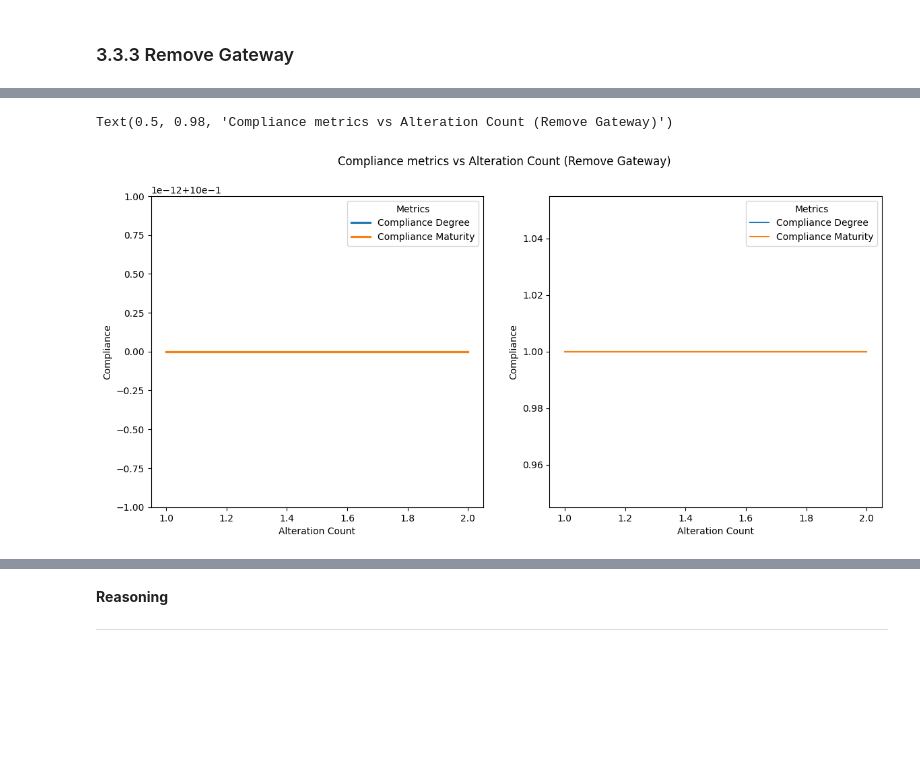
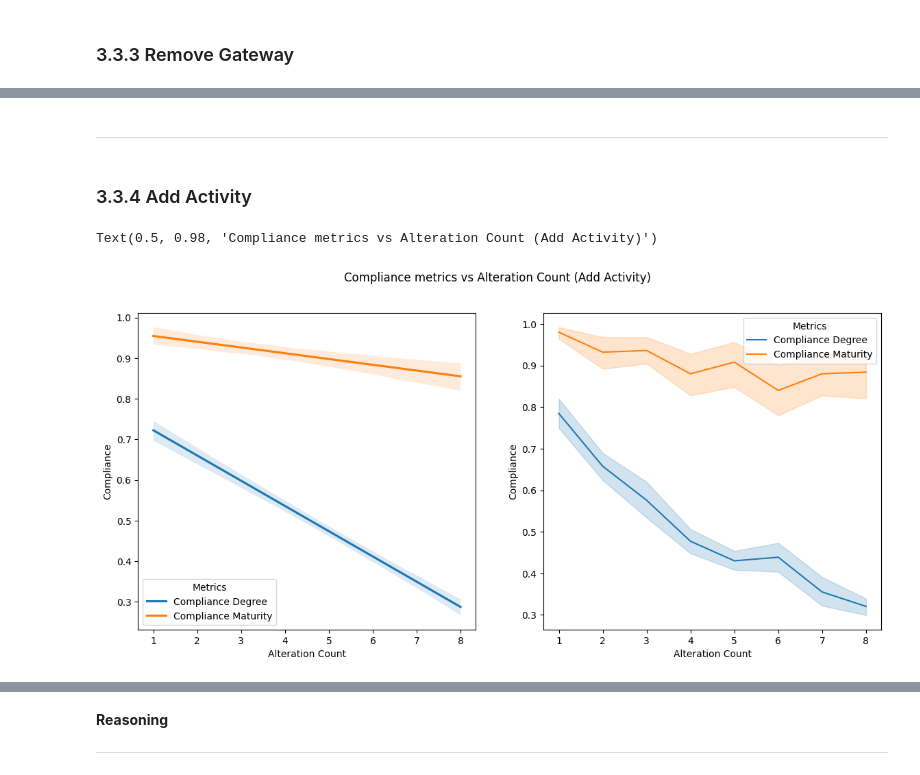
Before and after one commit to jilosius/Quality-metrics-for-process-models, a Jupyter notebook: metric_profiles.ipynb, the cells around one changed output, grey strips where cells are left out. Drawn from its saved outputs; the diff is of its cells as text; code cells hidden in the pictures; blank space fills up the shorter version.

```diff
--- a/metric_profiles.ipynb
+++ b/metric_profiles.ipynb
@@ -747,7 +635,7 @@ plt.title("F1-Score vs Alteration Count (Add Flow)")
 columns_to_plot = ["F1-Score"]
 
 for col in columns_to_plot:
-    sns.regplot(data=df, x= "Alteration Count", y= col, label=col, scatter=False)
+    sns.regplot(data=df_add_flow, x= "Alteration Count", y= col, label=col, scatter=False)
 
 plt.legend(title="Metric")
 plt.xlabel("Alteration Count")
@@ -777,7 +655,7 @@ plt.title("F1-Score vs Alteration Count (Change Label)")
 columns_to_plot = ["F1-Score"]
 
 for col in columns_to_plot:
-    sns.regplot(data=df, x= "Alteration Count", y= col, label=col, scatter=False)
+    sns.regplot(data=df_change_label, x= "Alteration Count", y= col, label=col, scatter=False)
 
 plt.legend(title="Metric")
 plt.xlabel("Alteration Count")
@@ -822,7 +690,7 @@ columns_to_plot = ["Compliance Degree", "Compliance Maturity"]
 fig, axes = plt.subplots(1,2, figsize=(14, 6))
 
 for col in columns_to_plot:
-    sns.regplot(data=df, x= "Alteration Count", y= col, label=col, scatter=False, ax= axes[0])
+    sns.regplot(data=df_remove_activity, x= "Alteration Count", y= col, label=col, scatter=False, ax= axes[0])
 
 axes[0].legend(title="Metrics")
 axes[0].set_xlabel("Alteration Count")
@@ -830,7 +698,7 @@ axes[0].set_ylabel("Compliance")
 
 
 for col in columns_to_plot:
-    sns.lineplot(data=df, x= "Alteration Count", y= col, label=col, ax= axes[1])
+    sns.lineplot(data=df_remove_activity, x= "Alteration Count", y= col, label=col, ax= axes[1])
 
 axes[1].legend(title="Metrics")
 axes[1].set_xlabel("Alteration Count")
@@ -877,7 +735,7 @@ columns_to_plot = ["Compliance Degree", "Compliance Maturity"]
 fig, axes = plt.subplots(1,2, figsize=(14, 6))
 
 for col in columns_to_plot:
-    sns.regplot(data=df, x= "Alteration Count", y= col, label=col, scatter=False, ax= axes[0])
+    sns.regplot(data=df_remove_flow, x= "Alteration Count", y= col, label=col, scatter=False, ax= axes[0])
 
 axes[0].legend(title="Metrics")
 axes[0].set_xlabel("Alteration Count")
@@ -885,7 +743,7 @@ axes[0].set_ylabel("Compliance")
 
 
 for col in columns_to_plot:
-    sns.lineplot(data=df, x= "Alteration Count", y= col, label=col, ax= axes[1])
+    sns.lineplot(data=df_remove_flow, x= "Alteration Count", y= col, label=col, ax= axes[1])
 
 axes[1].legend(title="Metrics")
 axes[1].set_xlabel("Alteration Count")
@@ -914,24 +811,28 @@ df.head()
+# %% [markdown]
+----
+# %% [markdown]
+### 3.3.4 Add Activity
 # %%
 columns_to_plot = ["Compliance Degree", "Compliance Maturity"]
 
 fig, axes = plt.subplots(1,2, figsize=(14, 6))
 
 for col in columns_to_plot:
-    sns.regplot(data=df, x= "Alteration Count", y= col, label=col, scatter=False, ax= axes[0])
+    sns.regplot(data=df_add_activity, x= "Alteration Count", y= col, label=col, scatter=False, ax= axes[0])
 
 axes[0].legend(title="Metrics")
 axes[0].set_xlabel("Alteration Count")
 axes[0].set_ylabel("Compliance")
 
 
 for col in columns_to_plot:
-    sns.lineplot(data=df, x= "Alteration Count", y= col, label=col, ax= axes[1])
+    sns.lineplot(data=df_add_activity, x= "Alteration Count", y= col, label=col, ax= axes[1])
 
 axes[1].legend(title="Metrics")
 axes[1].set_xlabel("Alteration Count")
 axes[1].set_ylabel("Compliance")
 
-fig.suptitle("Compliance metrics vs Alteration Count (Remove Gateway)")
+fig.suptitle("Compliance metrics vs Alteration Count (Add Activity)")
 # %% [output]
-Text(0.5, 0.98, 'Compliance metrics vs Alteration Count (Remove Gateway)')
+Text(0.5, 0.98, 'Compliance metrics vs Alteration Count (Add Activity)')
-[figure, old version]
+[figure, new version]
```
Also changed, not shown: parts of 97 cells of this notebook, 33 other files.
